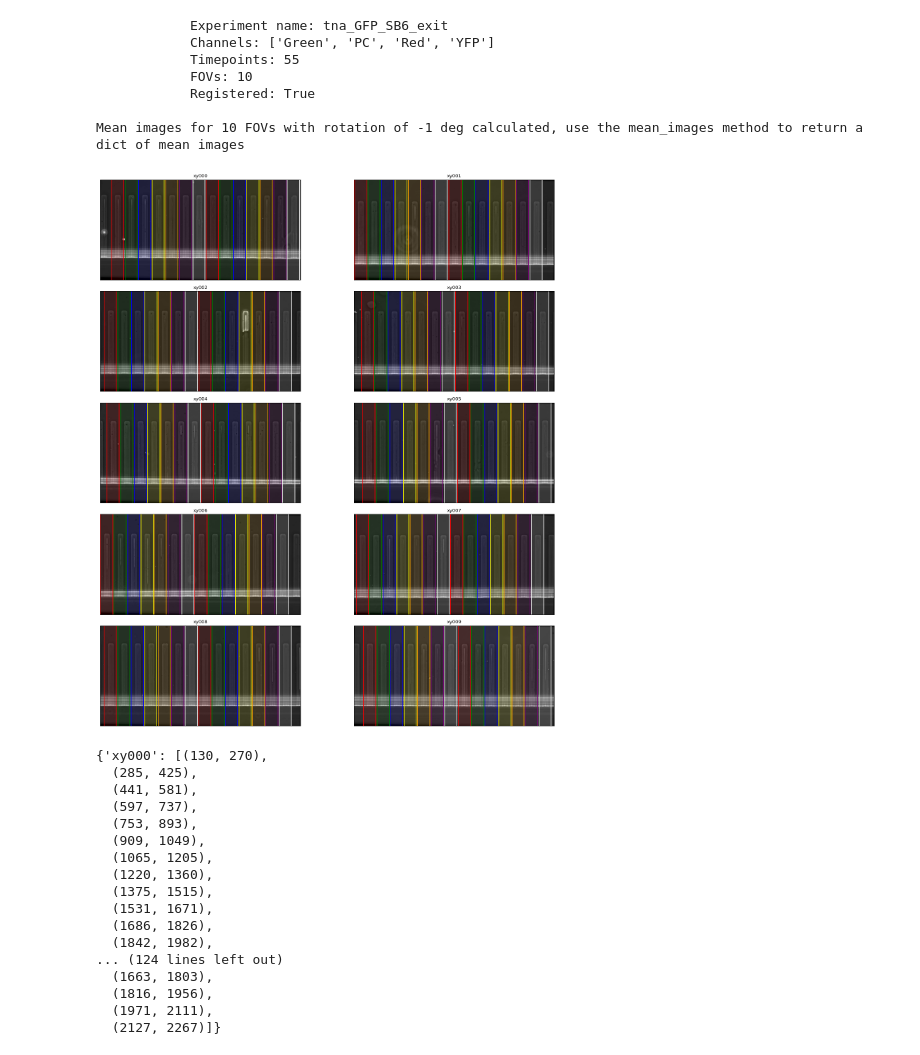
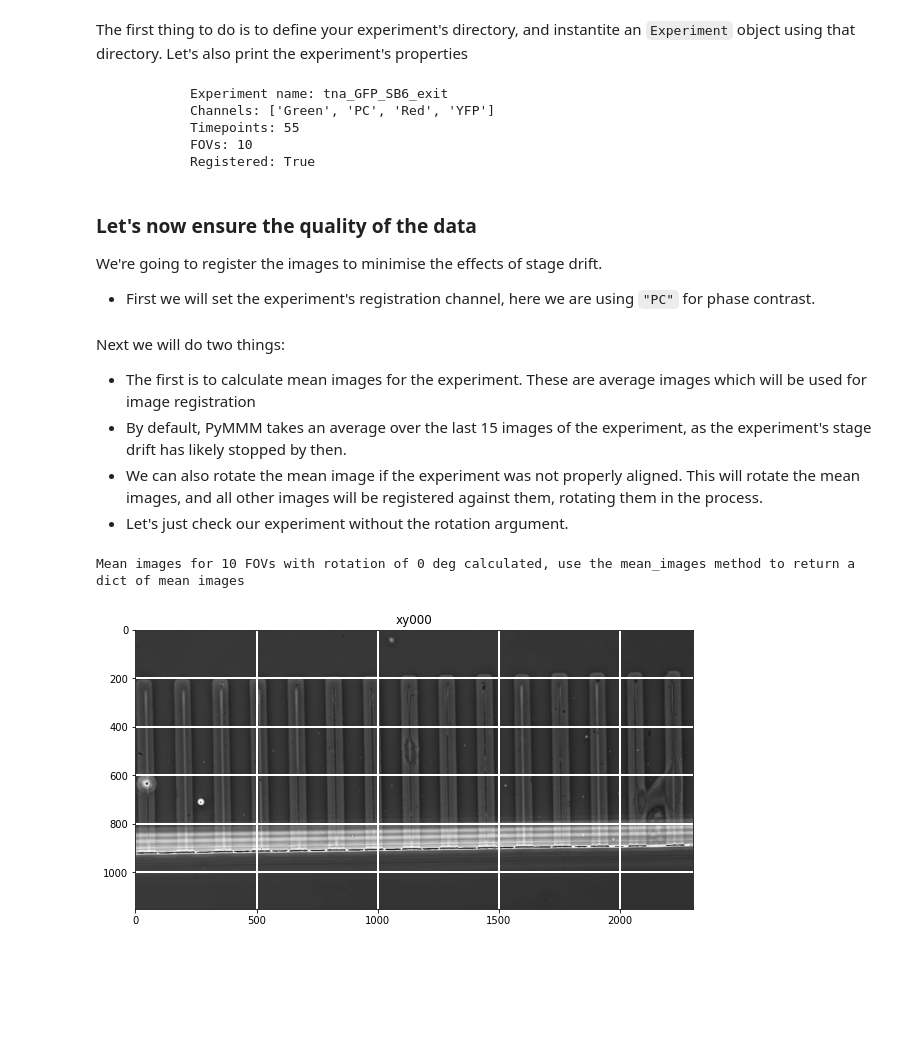
Before and after one commit to georgeoshardo/PyMMM, a Jupyter notebook: Examples/example.ipynb, the cells around one changed output. Cells and saved outputs as stored; diff of their text form; code cells hidden in the pictures; blank space fills up the shorter version.

```diff
--- a/Examples/example.ipynb
+++ b/Examples/example.ipynb
@@ -5,16 +5,19 @@ import numpy as np
+# %% [markdown]
+The first thing to do is to define your experiment's directory, and instantite an `Experiment` object using that directory.
+Let's also print the experiment's properties
 # %%
 directory = '/home/georgeos/Storage/Dropbox/Dropbox (Cambridge University)/Nikon Nd2 Backup_Bakshi-Lab/sb2330/20220331/tna_GFP_SB6_exit/'
 my_experiment = Experiment(directory)
 print(my_experiment)
-my_experiment.registration_channel = "PC"
-my_experiment.get_mean_images(rotation=-1)
-if not my_experiment.is_registered:
-    my_experiment.register_experiment(force=False, n_jobs = -1);
 # %% [output]
             Experiment name: tna_GFP_SB6_exit
             Channels: ['Green', 'PC', 'Red', 'YFP']
             Timepoints: 55
             FOVs: 10
             Registered: True
-
-Mean images for 10 FOVs with rotation of -1 deg calculated, use the mean_images method to return a dict of mean images
+# %% [markdown]
+### Let's now ensure the quality of the data
+
+We're going to register the images to minimise the effects of stage drift.
+
+* First we will set the experiment's registration channel, here we are using `"PC"` for phase contrast.
@@ -21,21 +26,11 @@ Mean images for 10 FOVs with rotation of -1 deg calculated, use the mean_images
+# %% [markdown]
+Next we will do two things:
+* The first is to calculate mean images for the experiment. These are average images which will be used for image registration
+* By default, PyMMM takes an average over the last 15 images of the experiment, as the experiment's stage drift has likely stopped by then.
+* We can also rotate the mean image if the experiment was not properly aligned. This will rotate the mean images, and all other images will be registered against them, rotating them in the process.
+* Let's just check our experiment without the rotation argument.
 # %%
-my_experiment.find_all_trench_positions("PC", sigma = 30, distance = 90, plot = True)
+my_experiment.get_mean_images(plot = True)
 # %% [output]
+Mean images for 10 FOVs with rotation of 0 deg calculated, use the mean_images method to return a dict of mean images
-[figure, old version]
+[figure, new version]
-{'xy000': [(130, 270),
-  (285, 425),
-  (441, 581),
-  (597, 737),
-  (753, 893),
-  (909, 1049),
-  (1065, 1205),
-  (1220, 1360),
-  (1375, 1515),
-  (1531, 1671),
-  (1686, 1826),
-  (1842, 1982),
-... (124 lines left out)
-  (1663, 1803),
-  (1816, 1956),
-  (1971, 2111),
-  (2127, 2267)]}
```
Also changed, not shown: parts of 23 cells of this notebook, 1 other file.
